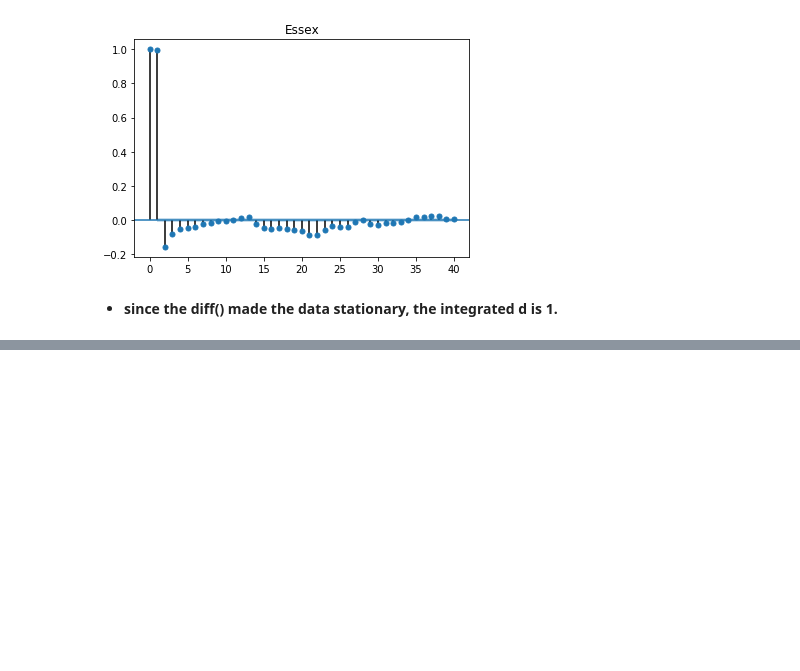
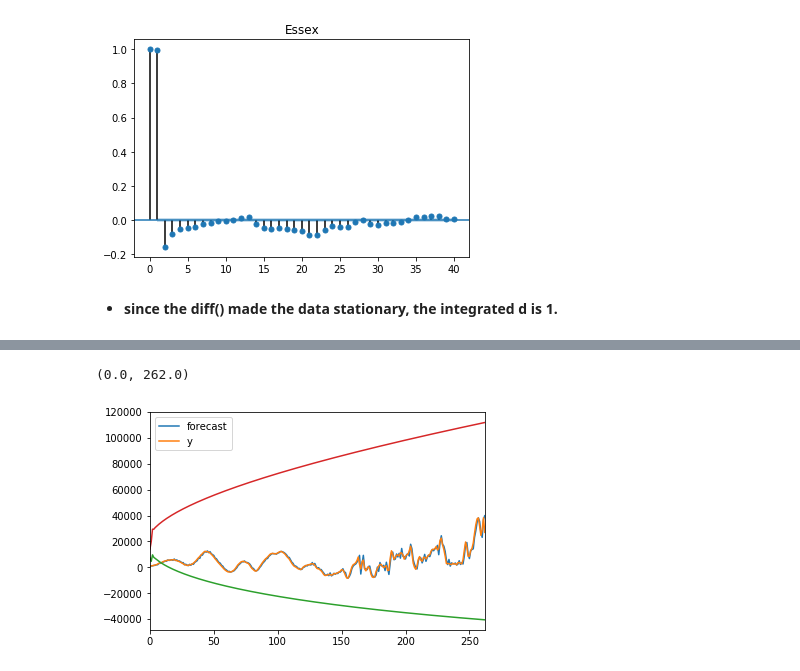
Before and after one commit to AaronWChen/time_series_zillow, a Jupyter notebook: python/model_building.ipynb, the cells around one changed output, grey strips where cells are left out. Drawn from its saved outputs; the diff is of its cells as text; code cells hidden in the pictures; blank space fills up the shorter version.

```diff
--- a/python/model_building.ipynb
+++ b/python/model_building.ipynb
@@ -203,0 +162,9 @@ bic_list
+# %%
+santa_model.plot_predict()
+plt.plot(santa_forecast[2])
+
+#plt.plot(zillow_df[95008].diff().dropna().values)
+plt.xlim()
+# %% [output]
+(0.0, 262.0)
+[figure, added]
```
Also changed, not shown: parts of 30 cells of this notebook, 1 other file.
